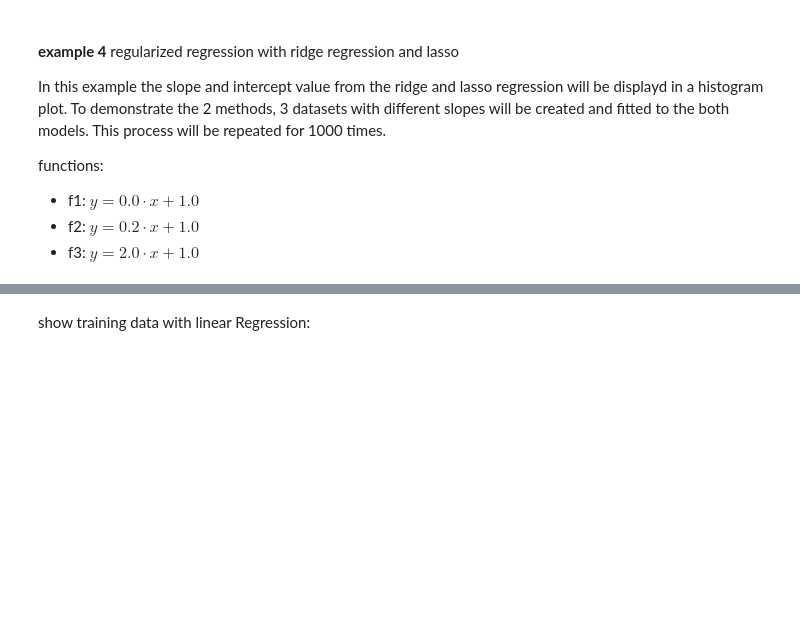
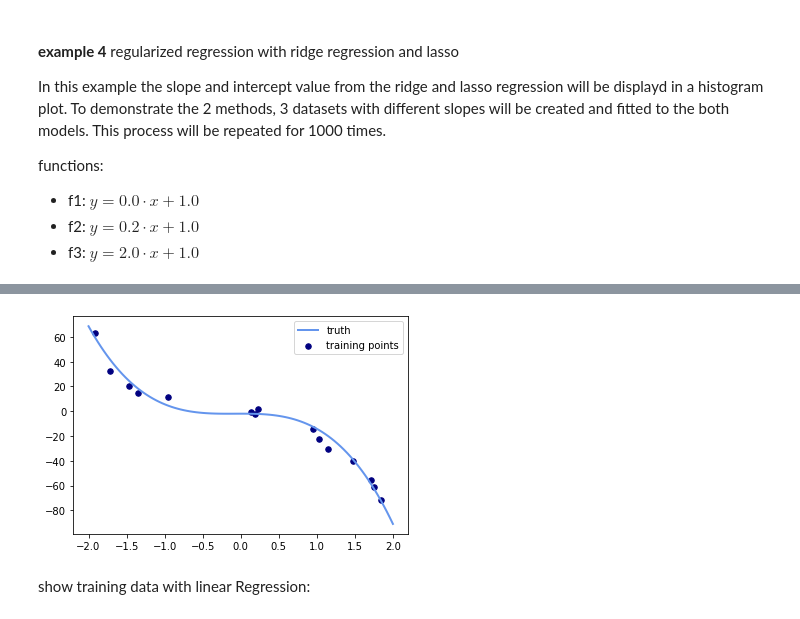
Before and after one commit to iubh/DLMDSML01_DEV, a Jupyter notebook: linear regression_en.ipynb, the cells around one changed output, grey strips where cells are left out. Cells and saved outputs as stored; diff of their text form; code cells hidden in the pictures; blank space fills up the shorter version.

```diff
--- a/linear regression_en.ipynb
+++ b/linear regression_en.ipynb
@@ -470,54 +481,59 @@ degree polyfit: 3<br>
 # %%
 #
 import matplotlib.pyplot as plt
-import numpy as np
+from numpy import random, empty, linspace, sort, newaxis, poly1d, polyfit
 from sklearn.pipeline import make_pipeline
 from sklearn.pipeline import Pipeline
 from sklearn.preprocessing import PolynomialFeatures
 from sklearn.linear_model import LinearRegression, Ridge, Lasso
 #
 # sample function: y = -10x³ - 2.3x² + 0.1x -2
 #
 def f(x):
     return(-10*x**3 - 2.3*x**2 +0.1*x -2)
 
 #
 # create dataset
 # generate points and keep a subset of them
 x_min=-2
 x_max=2
 #
-n_points = 20
+n_points = 15
 #
 alpha_ridge = 2.0
-alpha_lasso = 3.0
+alpha_lasso = 2.0
 degree_polyfit = 3
 #
 #
-x_0 = np.linspace(x_min,x_max,200)
-x_plot = np.linspace(x_min,x_max,200)
+x_0 = linspace(x_min,x_max,100)
+x_plot = linspace(x_min,x_max,100)
 #
+# select from 200 points n_points randomly
+rng = random.RandomState(0)
+rng.shuffle(x_0)
+x = sort(x_0[:n_points])
+# get points from the polynomial function and add some gaussian noise
+y = f(x) + random.normal(0, 4, n_points)
 #
-rng = np.random.RandomState(0)
-rng.shuffle(x_0)
-x = np.sort(x_0[:n_points])
-y = f(x)
-#
-X = x[:, np.newaxis]
-X_plot = x_plot[:, np.newaxis]
+X = x[:, newaxis]
+X_plot = x_plot[:, newaxis]
 #--------------------------------------------------
 #
 # plot data
 #
-colors = ['teal', 'yellowgreen', 'gold', 'gray']
+# define plot settings
+colors = ['cornflowerblue','navy','teal', 'yellowgreen', 'gold', 'gray']
 lw = 2
-plt.plot(x_plot, f(x_plot), color='cornflowerblue', linewidth=lw,
-         label="truth")
 #
-plt.scatter(X, y, color='navy', s=30, marker='o', label="training points")
+#
+plt.plot(x_plot, f(x_plot), color=colors[0], linewidth=lw, label="truth")
+#
+plt.scatter(X, y, color=colors[1], s=30, marker='o', label="training points")
 #
 plt.legend()
 plt.show()
+# %% [output]
+[figure, added]
 # %% [markdown]
 show training data with linear Regression:
 # %%
```
Also changed, not shown: parts of 16 cells of this notebook, 6 other files.
